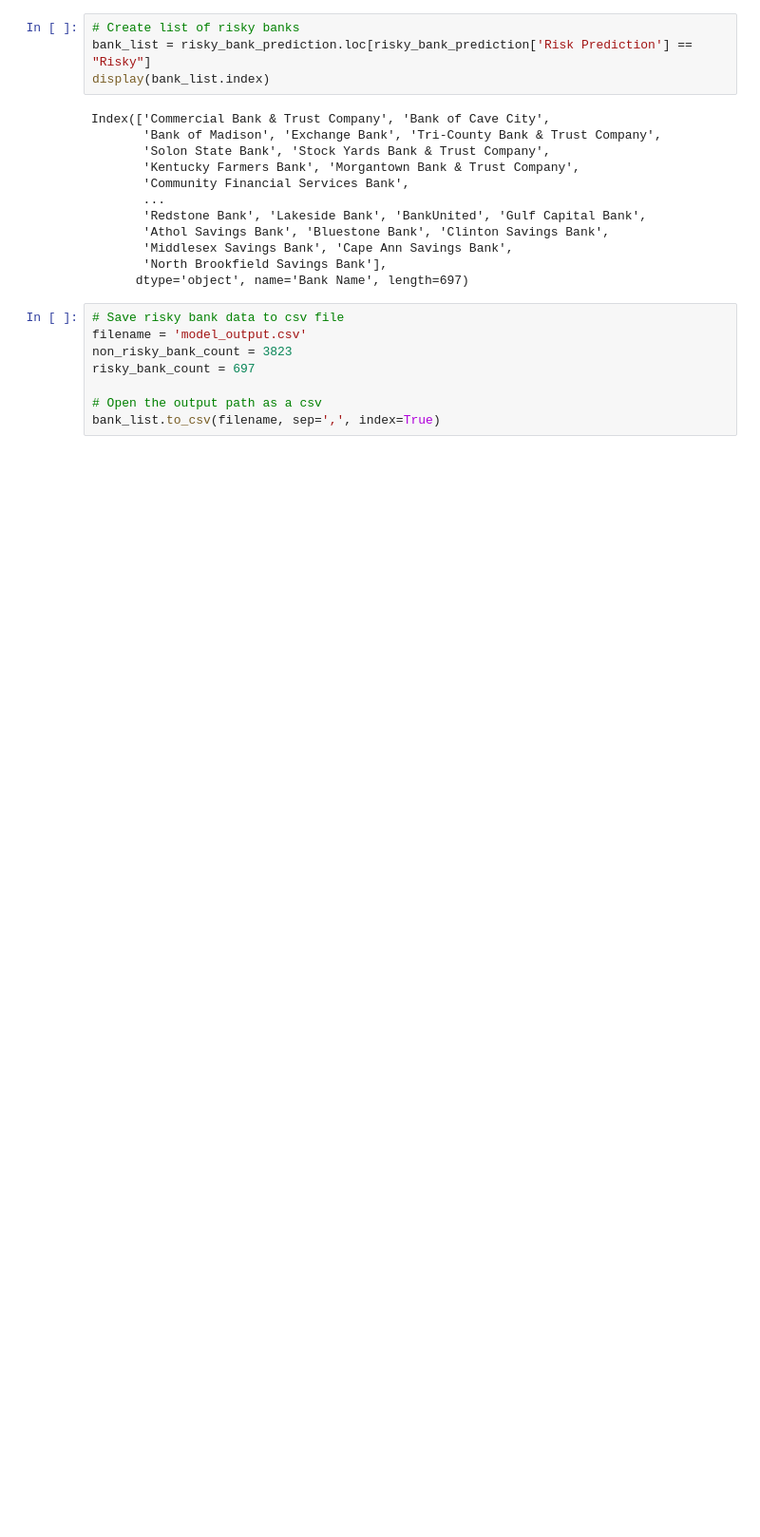
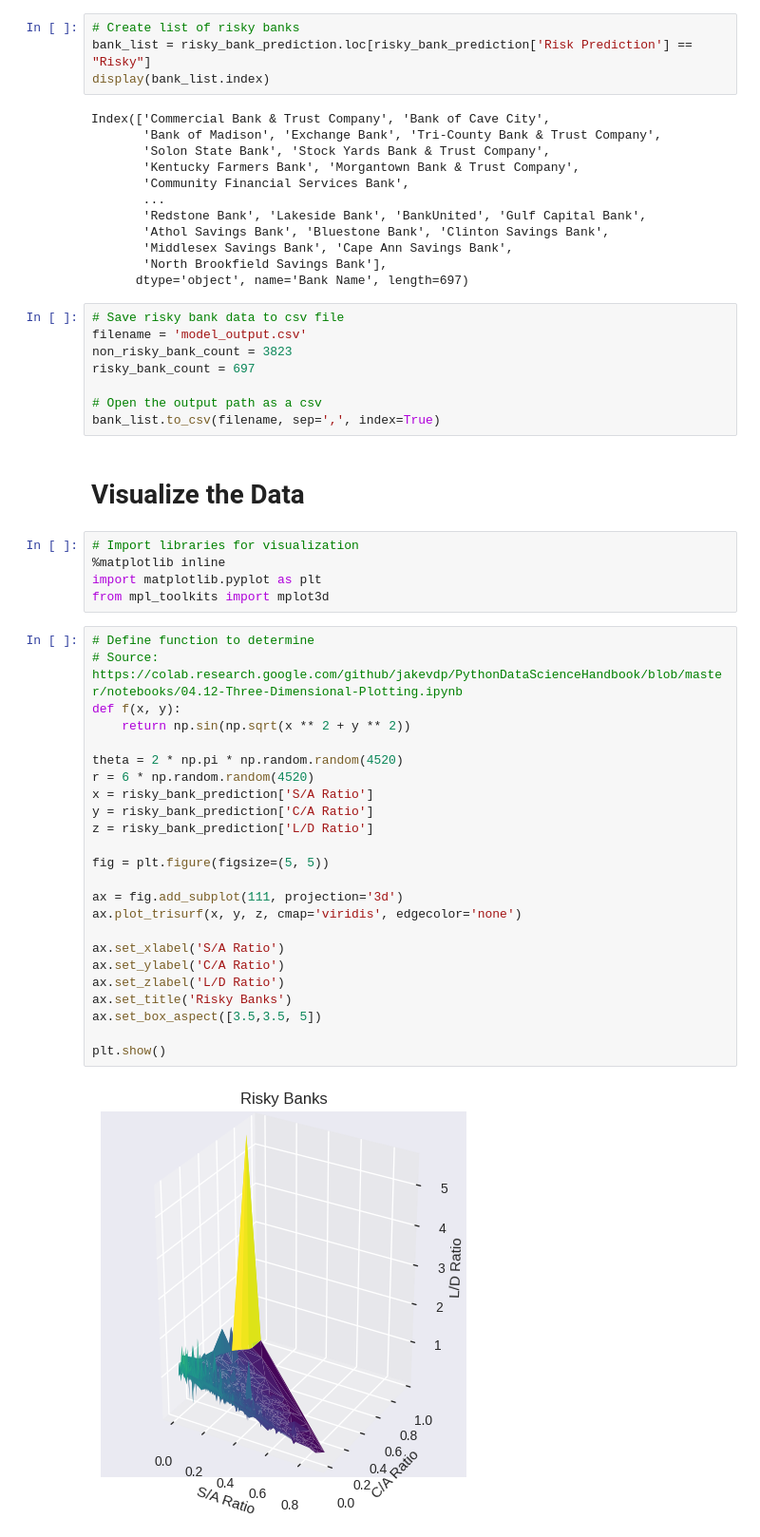
Before and after one commit to dakunkel/Project_2, a Jupyter notebook: project_file.ipynb, the cells around one changed output. Shown: that part at 95% size. Cells and saved outputs as stored; diff of their text form; blank space fills up the shorter version.

Commit message:
adding final project file

```diff
--- a/project_file.ipynb
+++ b/project_file.ipynb
@@ -528,3 +521,36 @@ risky_bank_count = 697
 
 # Open the output path as a csv
 bank_list.to_csv(filename, sep=',', index=True)
+# %% [markdown]
+# Visualize the Data
+# %%
+# Import libraries for visualization
+%matplotlib inline
+import matplotlib.pyplot as plt
+from mpl_toolkits import mplot3d
+# %%
+# Define function to determine
+# Source: https://colab.research.google.com/github/jakevdp/PythonDataScienceHandbook/blob/master/notebooks/04.12-Three-Dimensional-Plotting.ipynb
+def f(x, y):
+    return np.sin(np.sqrt(x ** 2 + y ** 2))
+
+theta = 2 * np.pi * np.random.random(4520)
+r = 6 * np.random.random(4520)
+x = risky_bank_prediction['S/A Ratio']
+y = risky_bank_prediction['C/A Ratio']
+z = risky_bank_prediction['L/D Ratio']
+
+fig = plt.figure(figsize=(5, 5))
+
+ax = fig.add_subplot(111, projection='3d')
+ax.plot_trisurf(x, y, z, cmap='viridis', edgecolor='none')
+
+ax.set_xlabel('S/A Ratio')
+ax.set_ylabel('C/A Ratio')
+ax.set_zlabel('L/D Ratio')
+ax.set_title('Risky Banks')
+ax.set_box_aspect([3.5,3.5, 5])
+
+plt.show()
+# %% [output]
+[figure, added]
```
Also changed, not shown: parts of 3 cells of this notebook.
